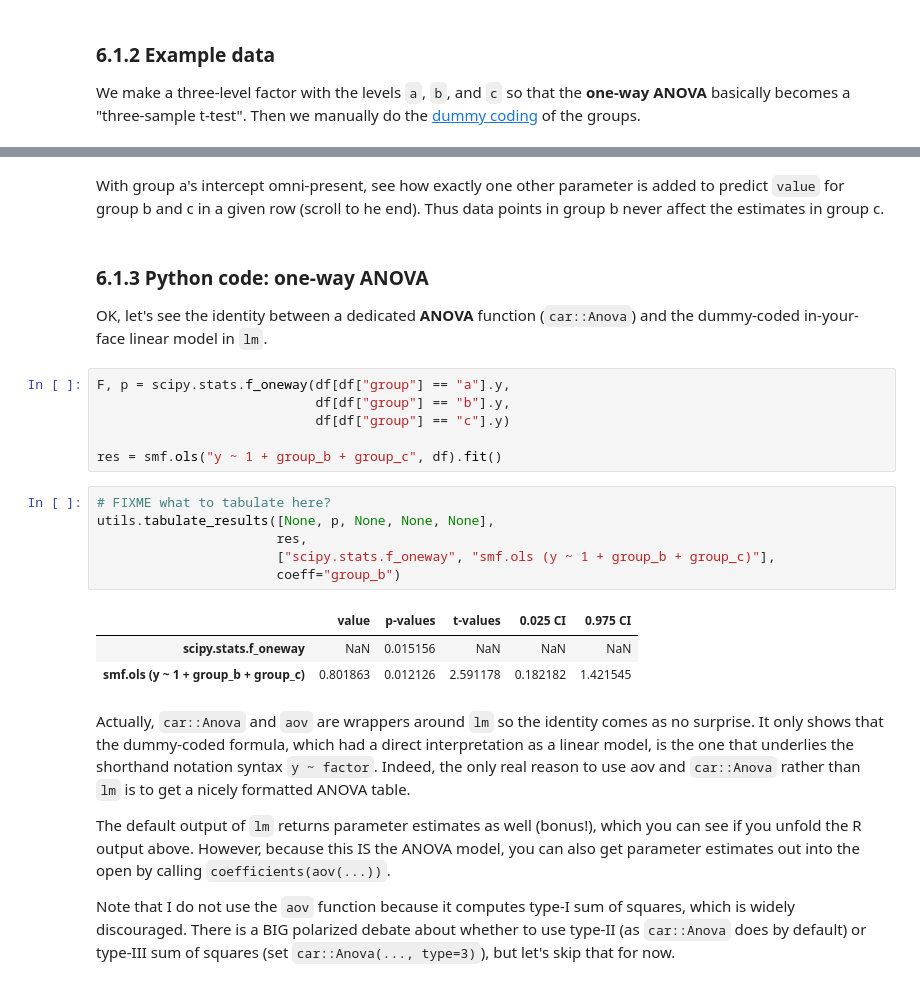
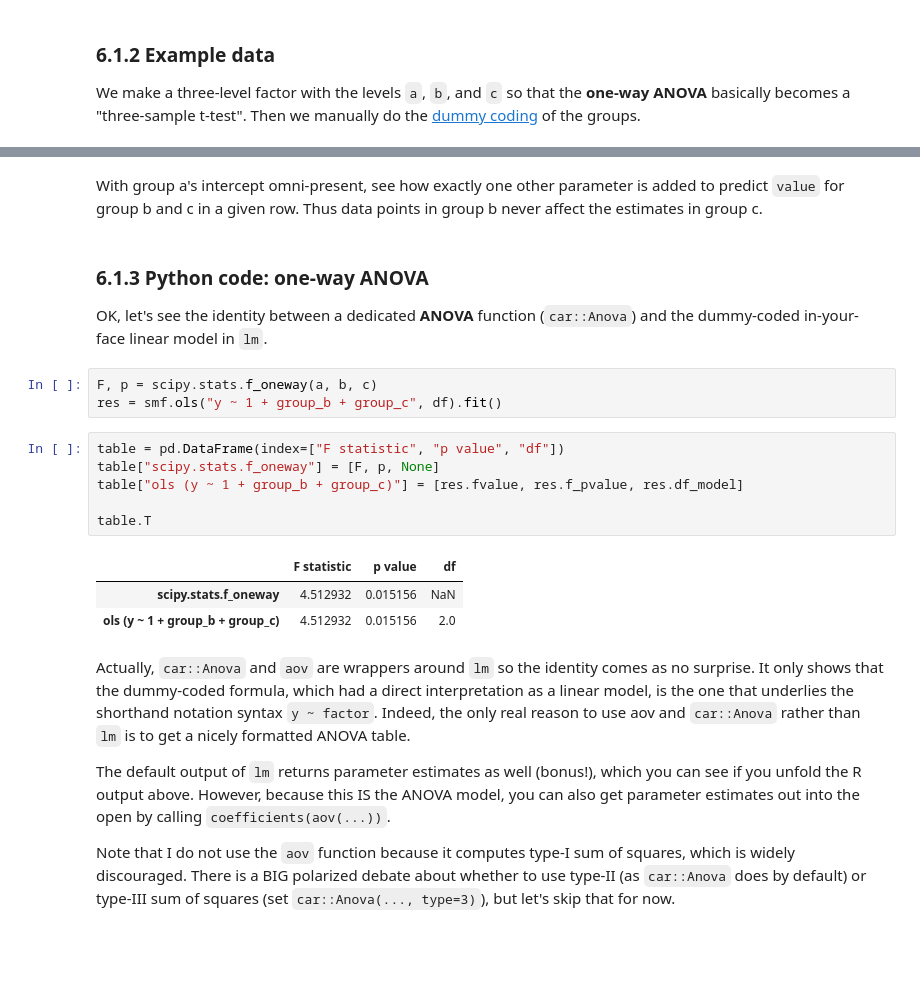
Before and after one commit to eigenfoo/tests-as-linear, a Jupyter notebook: tests-as-linear.ipynb, the cells around one changed output, grey strips where cells are left out. Drawn from its saved outputs; the diff is of its cells as text; blank space fills up the shorter version.

```diff
--- a/tests-as-linear.ipynb
+++ b/tests-as-linear.ipynb
@@ -424,25 +425,22 @@ df.head()
 # %% [markdown]
-With group a's intercept omni-present, see how exactly one other parameter is added to predict `value` for group b and c in a given row (scroll to he end). Thus data points in group b never affect the estimates in group c.
+With group a's intercept omni-present, see how exactly one other parameter is added to predict `value` for group b and c in a given row. Thus data points in group b never affect the estimates in group c.
 # %% [markdown]
 ### 6.1.3 Python code: one-way ANOVA
 
 OK, let's see the identity between a dedicated **ANOVA** function (`car::Anova`) and the dummy-coded in-your-face linear model in `lm`.
 # %%
-F, p = scipy.stats.f_oneway(df[df["group"] == "a"].y,
-                            df[df["group"] == "b"].y,
-                            df[df["group"] == "c"].y)
-
+F, p = scipy.stats.f_oneway(a, b, c)
 res = smf.ols("y ~ 1 + group_b + group_c", df).fit()
-# %%
-# FIXME what to tabulate here?
-utils.tabulate_results([None, p, None, None, None],
-                       res,
-                       ["scipy.stats.f_oneway", "smf.ols (y ~ 1 + group_b + group_c)"],
-                       coeff="group_b")
-# %% [output]
-|  | value | p-values | t-values | 0.025 CI | 0.975 CI |
-| scipy.stats.f_oneway | NaN | 0.015156 | NaN | NaN | NaN |
-| smf.ols (y ~ 1 + group_b + group_c) | 0.801863 | 0.012126 | 2.591178 | 0.182182 | 1.421545 |
+# %%
+table = pd.DataFrame(index=["F statistic", "p value", "df"])
+table["scipy.stats.f_oneway"] = [F, p, None]
+table["ols (y ~ 1 + group_b + group_c)"] = [res.fvalue, res.f_pvalue, res.df_model]
+
+table.T
+# %% [output]
+|  | F statistic | p value | df |
+| scipy.stats.f_oneway | 4.512932 | 0.015156 | NaN |
+| ols (y ~ 1 + group_b + group_c) | 4.512932 | 0.015156 | 2.0 |
 # %% [markdown]
 Actually, `car::Anova` and `aov` are wrappers around `lm` so the identity comes as no surprise. It only shows that the dummy-coded formula, which had a direct interpretation as a linear model, is the one that underlies the shorthand notation syntax `y ~ factor`. Indeed, the only real reason to use aov and `car::Anova` rather than `lm` is to get a nicely formatted ANOVA table.
 
```
Also changed, not shown: parts of 18 cells of this notebook, 2 other files.
